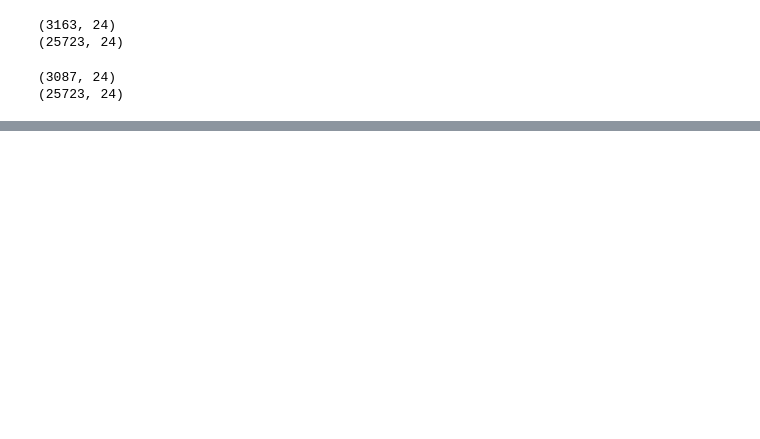
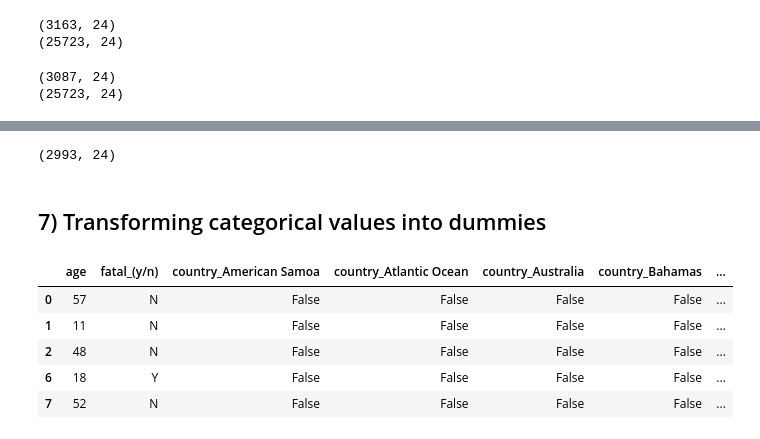
Before and after one commit to cristianecarneiro/data-cleaning-pandas, a Jupyter notebook: 1_src/clean.ipynb, the cells around one changed output, grey strips where cells are left out. Cells and saved outputs as stored; diff of their text form; code cells hidden in the pictures; blank space fills up the shorter version.

```diff
--- a/1_src/clean.ipynb
+++ b/1_src/clean.ipynb
@@ -810,4 +820,3 @@ dtype: int64
 # %%
-#we still have 5230 values (threshold is 2500), so will drop nulls
-
-#data.shape
+#drop
+data.drop(bad_index_activity, axis=0, inplace=True)
@@ -832,0 +839,28 @@ dtype: int64
+# %%
+# I will drop duplicates
+
+data.drop_duplicates(inplace=True)
+# %%
+data.shape
+# %% [output]
+(2993, 24)
+# %% [markdown]
+## 7) Transforming categorical values into dummies
+# %%
+#recaping our interest subset
+
+datafocus = data.loc[:, columns_focus]
+# %%
+#these are our non-numerical variables that will be converted to dummies
+
+categorical_columns = ['country','activity','sex_']
+# %%
+newdatafocus =  pd.get_dummies(datafocus, columns=categorical_columns)
+newdatafocus.head()
+# %% [output]
+|  | age | fatal_(y/n) | country_American Samoa | country_Atlantic Ocean | country_Australia | country_Bahamas | ... |
+| 0 | 57 | N | False | False | False | False | ... |
+| 1 | 11 | N | False | False | False | False | ... |
+| 2 | 48 | N | False | False | False | False | ... |
+| 6 | 18 | Y | False | False | False | False | ... |
+| 7 | 52 | N | False | False | False | False | ... |
```
Also changed, not shown: parts of 52 cells of this notebook.
